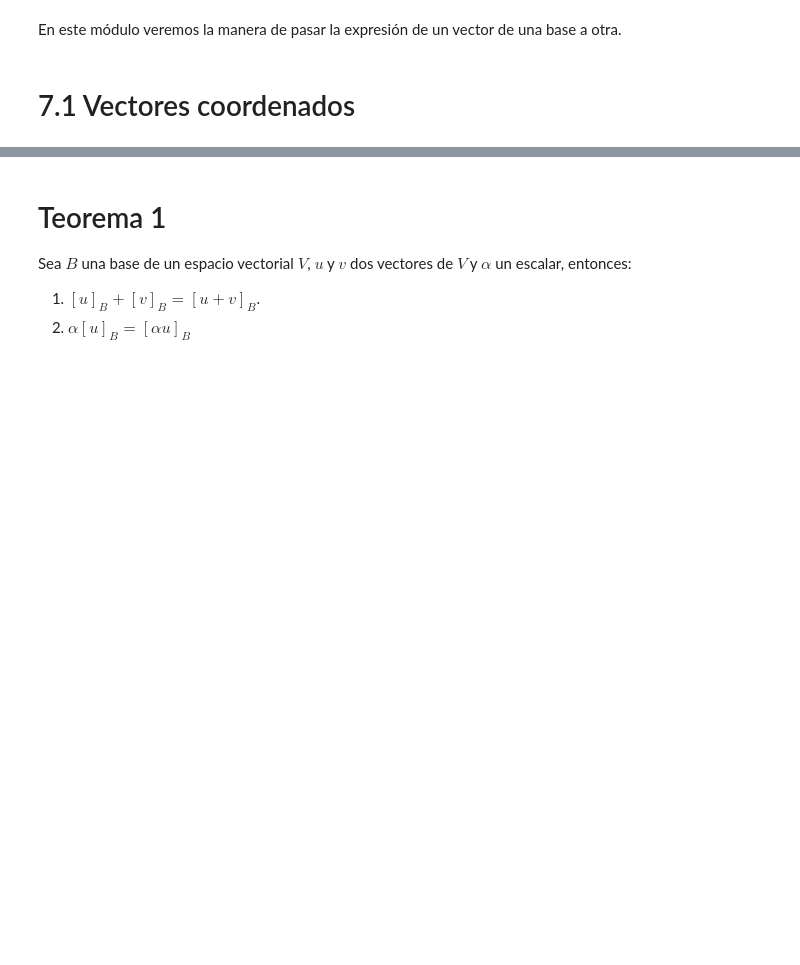
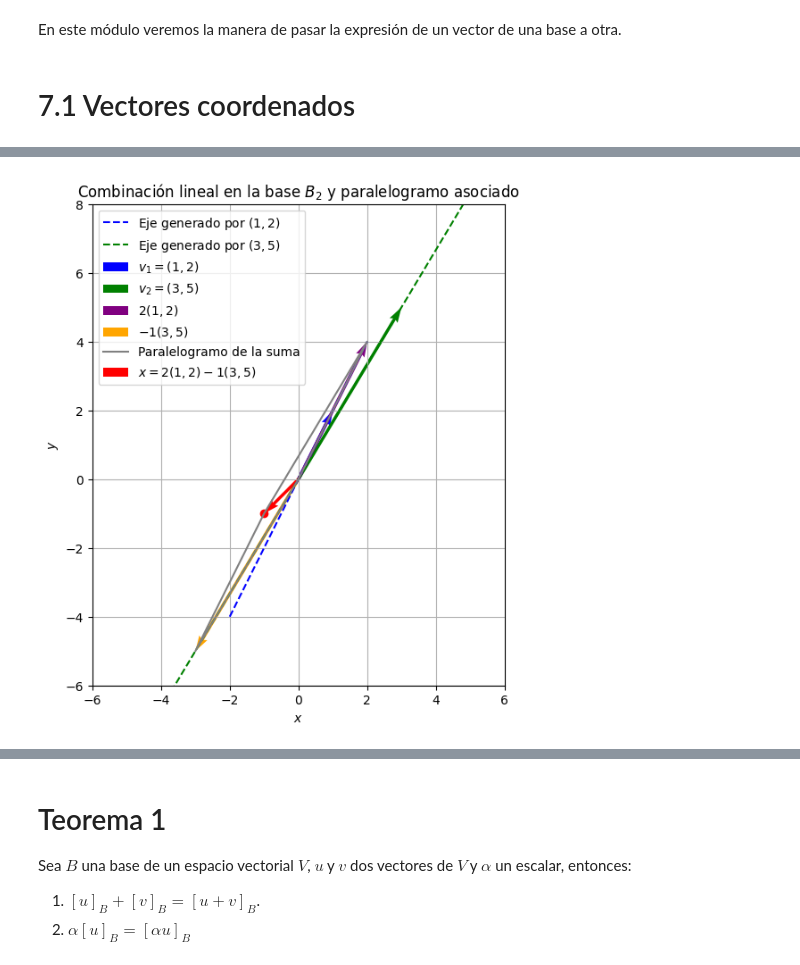
Before and after one commit to marco-canas/linear_algebra, a Jupyter notebook: 3_clases_segun_clara_mejia_laverde/1_cap/7_modulo/7_modulo.ipynb, the cells around one changed output, grey strips where cells are left out. Saved outputs shown, nothing was run; the diff lists cells and outputs as text; code cells hidden in the pictures; blank space fills up the shorter version.

```diff
--- a/3_clases_segun_clara_mejia_laverde/1_cap/7_modulo/7_modulo.ipynb
+++ b/3_clases_segun_clara_mejia_laverde/1_cap/7_modulo/7_modulo.ipynb
@@ -165,0 +296,95 @@ En $\mathbb{R}^{2}$, la base canónica está compuesta por los vectores.
+# %%
+import numpy as np
+import matplotlib.pyplot as plt
+
+# =========================
+# Vectores de la base B2
+# =========================
+v1 = np.array([1, 2])
+v2 = np.array([3, 5])
+
+# Combinación lineal
+x = 2*v1 - 1*v2
+
+# =========================
+# Figura
+# =========================
+fig, ax = plt.subplots(figsize=(7,7))
+
+# =========================
+# "Ejes" generados por los vectores de B2
+# (rectas que pasan por el origen en dirección v1 y v2)
+# =========================
+t = np.linspace(-2, 2, 100)
+
+ax.plot(t*v1[0], t*v1[1], linestyle='--', color='blue',
+        label='Eje generado por $(1,2)$')
+
+ax.plot(t*v2[0], t*v2[1], linestyle='--', color='green',
+        label='Eje generado por $(3,5)$')
+
+# =========================
+# Vectores de la base
+# =========================
+ax.quiver(0, 0, v1[0], v1[1],
+          angles='xy', scale_units='xy', scale=1,
+          color='blue', label=r'$v_{1}=(1,2)$')
+
+ax.quiver(0, 0, v2[0], v2[1],
+          angles='xy', scale_units='xy', scale=1,
+          color='green', label=r'$v_{2}=(3,5)$')
+
+# =========================
+# Múltiplos que generan el paralelogramo
+# =========================
+a = 2*v1
+b = -1*v2
+
+ax.quiver(0, 0, a[0], a[1],
+          angles='xy', scale_units='xy', scale=1,
+          color='purple', label=r'$2(1,2)$')
+
+ax.quiver(0, 0, b[0], b[1],
+          angles='xy', scale_units='xy', scale=1,
+          color='orange', label=r'$-1(3,5)$')
+
+# =========================
+# Paralelogramo de la suma x = 2v1 - v2
+# =========================
+paralelogramo = np.array([
+    [0, 0],
+    a,
+    a + b,
+    b,
+    [0, 0]
+])
+
+ax.plot(paralelogramo[:,0], paralelogramo[:,1],
+        linestyle='-', color='gray',
+        label='Paralelogramo de la suma')
+
+# Vector resultado x
+ax.quiver(0, 0, x[0], x[1],
+          angles='xy', scale_units='xy', scale=1,
+          color='red',
+          label=r'$x=2(1,2)-1(3,5)$')
+
+ax.scatter(x[0], x[1], color='red')
+
+# =========================
+# Configuración visual
+# =========================
+ax.set_aspect('equal', adjustable='box')
+ax.set_xlim(-6, 6)
+ax.set_ylim(-6, 8)
+ax.set_xlabel('$x$')
+ax.set_ylabel('$y$')
+ax.set_title('Combinación lineal en la base $B_{2}$ y paralelogramo asociado')
+ax.grid(True)
+
+# Leyenda
+ax.legend()
+plt.savefig(r"C:\Users\marco\Downloads\x_en_la_base_b2.png")
+plt.show()
+# %% [output]
+[figure, added]
```
Also changed, not shown: parts of 85 cells of this notebook, 17 other files.
